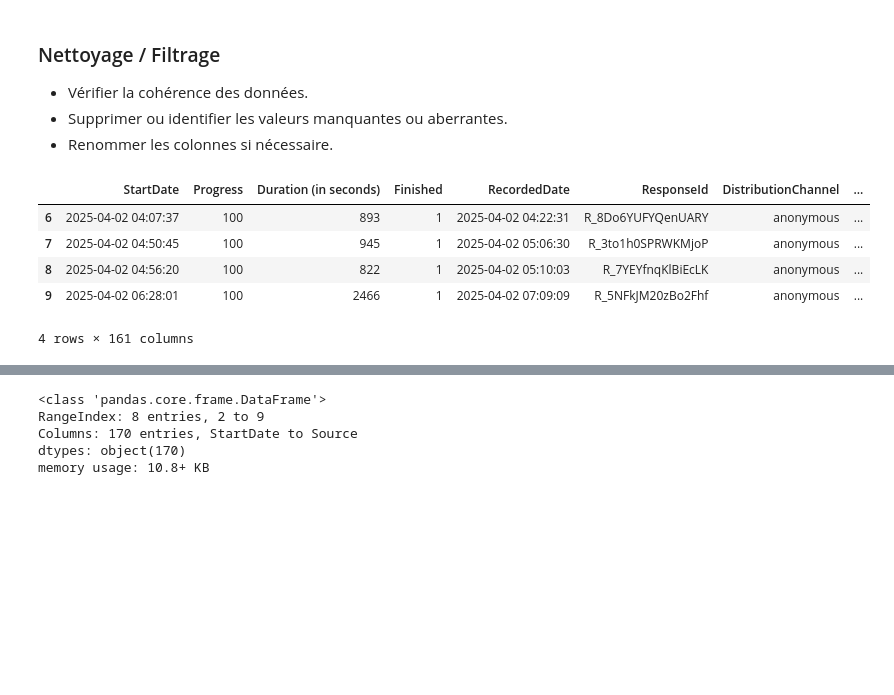
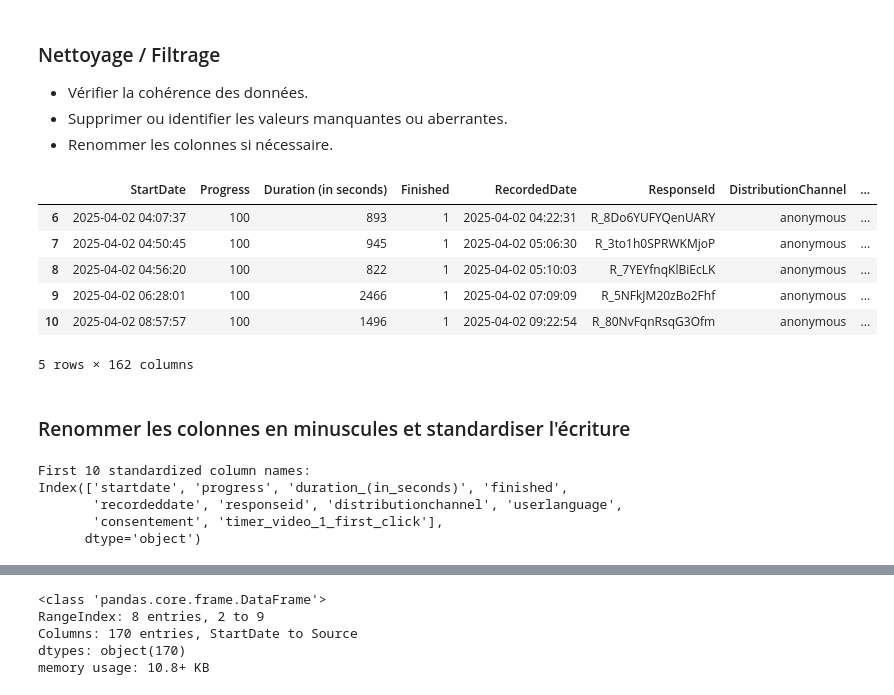
Before and after one commit to liogrnbrg/SHS_Psycho, a Jupyter notebook: main_analysis.ipynb, the cells around one changed output, grey strips where cells are left out. Cells and saved outputs as stored; diff of their text form; code cells hidden in the pictures; blank space fills up the shorter version.

```diff
--- a/main_analysis.ipynb
+++ b/main_analysis.ipynb
@@ -43,7 +20,7 @@ import seaborn as sns
 ## 1. Chargement et préparation des données
 # %%
 # Nom du dernier CSV
-data_file = "SHS-Lie detection AI_April 2, 2025_08.36.csv"
+data_file = "SHS-Lie+detection+AI_April+9%2C+2025_11.22.csv"
 
 df = pd.read_csv(data_file, header=0, skiprows=0)
 
@@ -71,18 +48,56 @@ df.head()
 # %%
 # garder seulement les questionnaires finis (à changer si trop peu de données)
 df['Finished'] = df['Finished'].astype(int)
 df = df.loc[df["Finished"]!=0]
 
 # enlver les previews de test de notre part
 df = df.loc[df["DistributionChannel"] == "anonymous"]
 
 # supprimer les colones non pertinentes
 df = df.drop(columns=["EndDate","Status","IPAddress","RecipientLastName","RecipientFirstName","RecipientEmail","ExternalReference","LocationLatitude","LocationLongitude"], axis=1)
+
+# trouver si groupe texte ou audio, et mettre dans la colonne "subgroup"
+df["feedback_type"]= df["conf. post 3 (t,NH)_1"].isna().apply(lambda x: "audio" if x else "text")
+
 df.head()
 # %% [output]
 |  | StartDate | Progress | Duration (in seconds) | Finished | RecordedDate | ResponseId | DistributionChannel | ... |
 | 6 | 2025-04-02 04:07:37 | 100 | 893 | 1 | 2025-04-02 04:22:31 | R_8Do6YUFYQenUARY | anonymous | ... |
 | 7 | 2025-04-02 04:50:45 | 100 | 945 | 1 | 2025-04-02 05:06:30 | R_3to1h0SPRWKMjoP | anonymous | ... |
 | 8 | 2025-04-02 04:56:20 | 100 | 822 | 1 | 2025-04-02 05:10:03 | R_7YEYfnqKlBiEcLK | anonymous | ... |
 | 9 | 2025-04-02 06:28:01 | 100 | 2466 | 1 | 2025-04-02 07:09:09 | R_5NFkJM20zBo2Fhf | anonymous | ... |
+| 10 | 2025-04-02 08:57:57 | 100 | 1496 | 1 | 2025-04-02 09:22:54 | R_80NvFqnRsqG3Ofm | anonymous | ... |
-4 rows × 161 columns
+5 rows × 162 columns
+# %% [markdown]
+### Renommer les colonnes en minuscules et standardiser l'écriture
+# %%
+import re
+
+# Step 1: Standardize column names
+# Convert all to lowercase
+df.columns = [col.lower() for col in df.columns]
+
+# Standardize column names
+new_columns = {}
+for col in df.columns:
+    # Start with the original lowercase column
+    new_col = col
+
+    # Replace various spellings and accents
+    new_col = new_col.replace('initale', 'initiale').replace('initialle', 'initiale')
+    new_col = new_col.replace('vérité', 'verite')
+
+    # Replace spaces with underscores
+    new_col = new_col.replace(' ', '_').replace('.', '').replace('__', '_').replace('*','')
+
+    # Store mapping
+    new_columns[col] = new_col
+
+# Rename the dataframe columns
+df_new = df.rename(columns=new_columns)
+# %% [output]
+First 10 standardized column names:
+Index(['startdate', 'progress', 'duration_(in_seconds)', 'finished',
+       'recordeddate', 'responseid', 'distributionchannel', 'userlanguage',
+       'consentement', 'timer_video_1_first_click'],
+      dtype='object')
```
Also changed, not shown: parts of 3 cells of this notebook, 2 other files.
